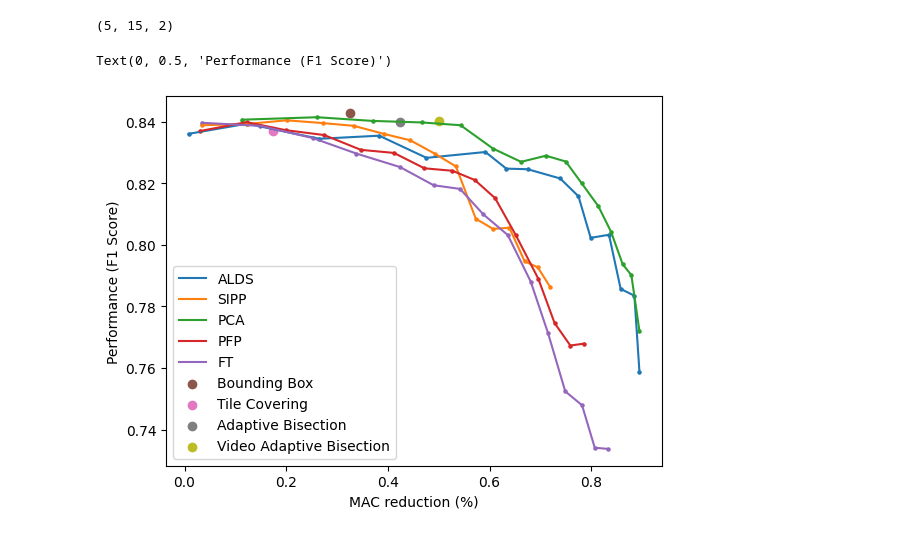
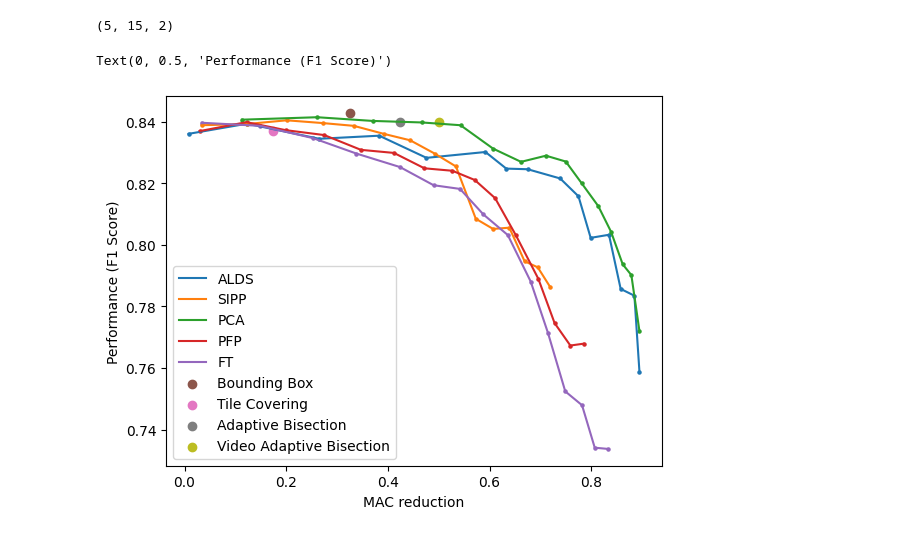
Before and after one commit to keylin1999/FastVideoSegmentation, a Jupyter notebook: draw.ipynb, the cells around one changed output. Saved outputs shown, nothing was run; the diff lists cells and outputs as text; code cells hidden in the pictures.

```diff
--- a/draw.ipynb
+++ b/draw.ipynb
@@ -48,17 +48,17 @@ points.shape
 # %%
 # draw a plot with legend and 5 lines
 for i in range(5):
     plt.plot(points[i, :, 1], points[i, :, 0], label=legend[i])
     plt.scatter(points[i, :, 1], points[i, :, 0], s=5)
 
 plt.scatter(1-0.6740, 0.8429, label='Bounding Box')
 plt.scatter(1-0.8259, 0.8371, label='Tile Covering')
 plt.scatter(1-0.5770, 0.8400, label='Adaptive Bisection')
 plt.scatter(1-0.5003, 0.8401, label='Video Adaptive Bisection')
 
 plt.legend()
-plt.xlabel('MAC reduction (%)')
+plt.xlabel('MAC reduction')
 plt.ylabel('Performance (F1 Score)')
 # %% [output]
 Text(0, 0.5, 'Performance (F1 Score)')
-[figure, old version]
+[figure, new version]
```
Also changed, not shown: parts of 1 cell of this notebook, 2 other files.
